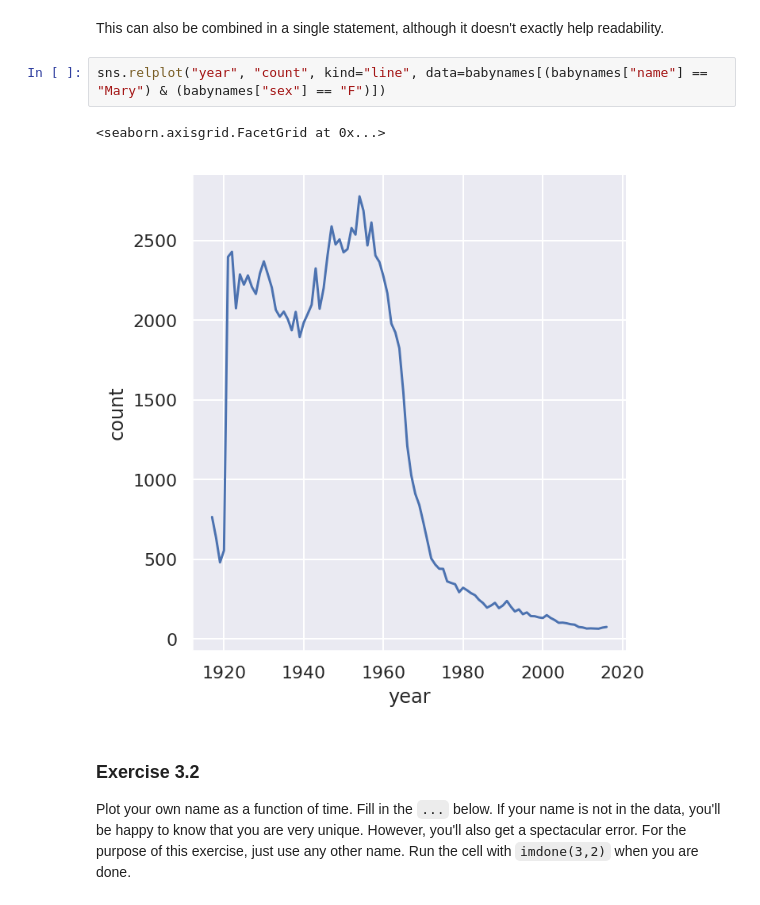
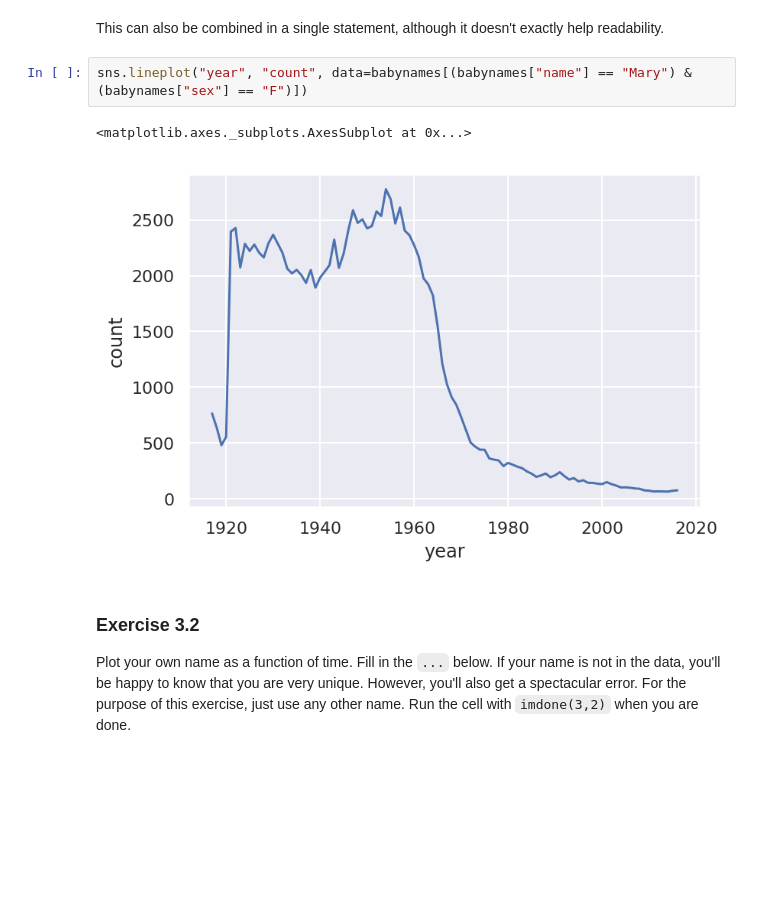
Before and after one commit to drjarno/python-workshop-2020-may, a Jupyter notebook: Chapter 3.ipynb, the cells around one changed output. Saved outputs shown, nothing was run; the diff lists cells and outputs as text; blank space fills up the shorter version.

```diff
--- a/Chapter 3.ipynb
+++ b/Chapter 3.ipynb
@@ -44,10 +61,10 @@ sns.relplot("year", "count", kind="line", data=femalemarys)
 # %% [markdown]
 This can also be combined in a single statement, although it doesn't exactly help readability.
 # %%
-sns.relplot("year", "count", kind="line", data=babynames[(babynames["name"] == "Mary") & (babynames["sex"] == "F")])
+sns.lineplot("year", "count", data=babynames[(babynames["name"] == "Mary") & (babynames["sex"] == "F")])
 # %% [output]
-<seaborn.axisgrid.FacetGrid at 0x...>
+<matplotlib.axes._subplots.AxesSubplot at 0x...>
-[figure, old version]
+[figure, new version]
 # %% [markdown]
 ### Exercise 3.2
 Plot your own name as a function of time. Fill in the `...` below. If your name is not in the data, you'll be happy to know that you are very unique. However, you'll also get a spectacular error. For the purpose of this exercise, just use any other name.  Run the cell with `imdone(3,2)` when you are done.
```
Also changed, not shown: parts of 59 cells of this notebook, 2 other files.
